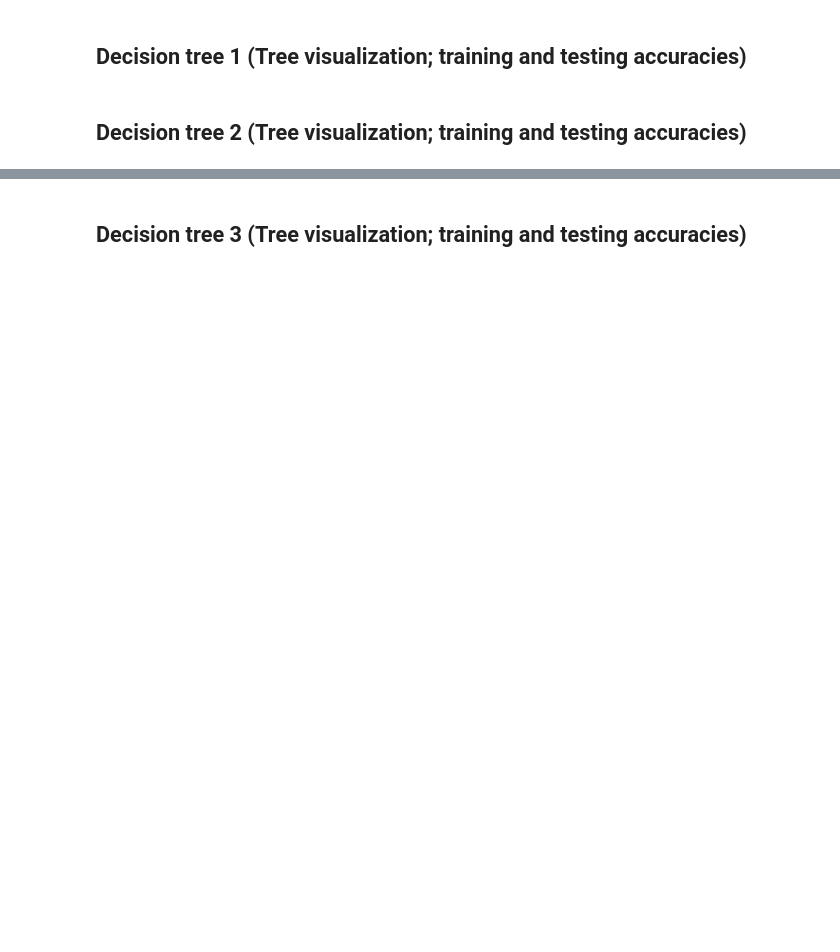
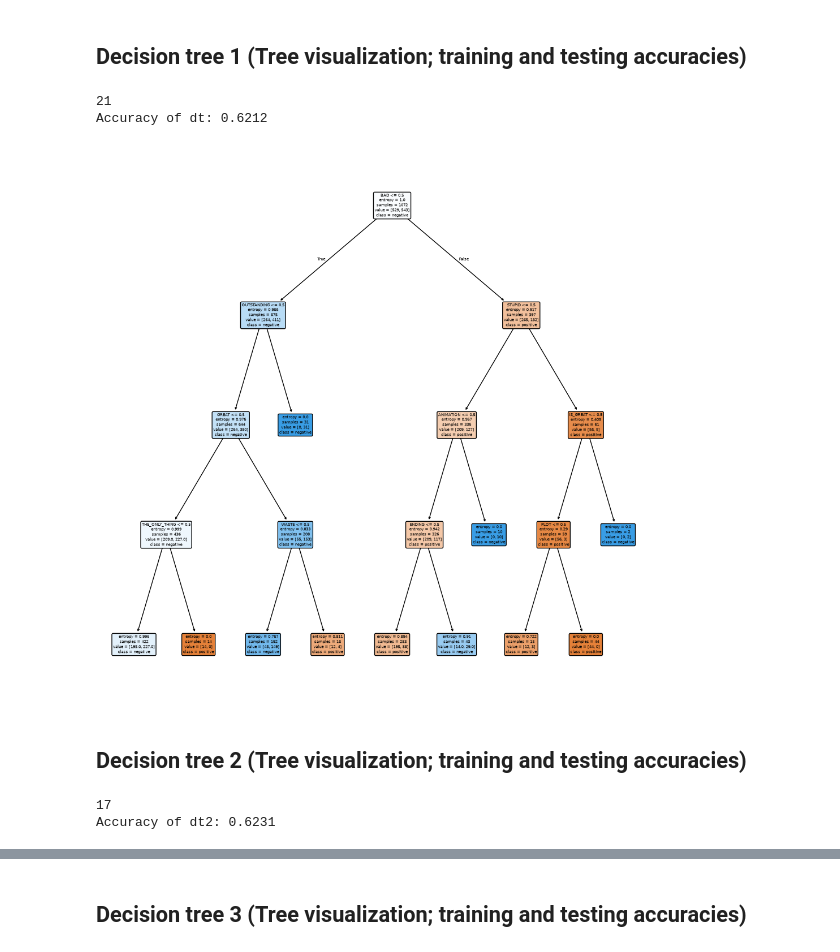
Before and after one commit to yxf9tv/comm4259-work, a Jupyter notebook: assignment_01/Assignment_01-Decision_Trees.ipynb, the cells around one changed output, grey strips where cells are left out. Drawn from its saved outputs; the diff is of its cells as text; code cells hidden in the pictures; blank space fills up the shorter version.

```diff
--- a/assignment_01/Assignment_01-Decision_Trees.ipynb
+++ b/assignment_01/Assignment_01-Decision_Trees.ipynb
@@ -80,2 +97,9 @@ print(sklearn.__version__)
 # %% [markdown]
 ## Data Preparation
+# %%
+train = pd.read_csv("MovieReviews_Train.csv")
+test = pd.read_csv("MovieReviews_Test.csv")
+X_train = train.drop(columns="Polarity")
+y_train = train["Polarity"]
+X_test = test.drop(columns="Polarity")
+y_test = test["Polarity"]
@@ -82,2 +141,7 @@ print(sklearn.__version__)
 # %% [markdown]
 ## Define Functions (if needed)
+# %%
+fnames = list(X_train.columns)
+print(fnames)
+cnames = list(y_train.unique())
+print(cnames)
@@ -83,0 +151,20 @@ print(sklearn.__version__)
+# %%
+def viz_tree_fig(dt, fnames, cnames, figname=None, show=True):
+    fig, ax = plt.subplots(figsize=(10, 10))
+    plot_tree(
+        dt,
+        feature_names=fnames,
+        class_names=[str(c) for c in cnames],  # ensure strings
+        rounded=True,
+        filled=True,
+        ax=ax
+    )
+    fig.tight_layout()
+
+    if figname:  # save if a filename is provided
+        fig.savefig(figname, bbox_inches="tight")
+
+    if show:     # display in the notebook
+        display(fig)
+
+    plt.close(fig)
@@ -84,4 +180,26 @@ print(sklearn.__version__)
 # %% [markdown]
 ## Decision tree 1 (Tree visualization; training and testing accuracies)
+# %%
+dt = DecisionTreeClassifier(max_depth=4, min_impurity_decrease=0.002, criterion="entropy", random_state=1)
+dt.fit(X_train, y_train)
+print(dt.tree_.node_count)
+dt.accuracy = accuracy_score(y_test, dt.predict(X_test))
+print(f"Accuracy of dt: {dt.accuracy:.4f}")
+# %% [output]
+21
+Accuracy of dt: 0.6212
+# %%
+viz_tree_fig(dt, fnames, cnames, figname="tree1.pdf", show=True)
+# %% [output]
+[figure, added]
 # %% [markdown]
 ## Decision tree 2 (Tree visualization; training and testing accuracies)
+# %%
+dt2 = DecisionTreeClassifier(max_depth=4, min_impurity_decrease=0.008, criterion="entropy", random_state=1)
+dt2.fit(X_train, y_train)
+print(dt2.tree_.node_count)
+dt2.accuracy = accuracy_score(y_test, dt2.predict(X_test))
+print(f"Accuracy of dt2: {dt2.accuracy:.4f}")
+# %% [output]
+17
+Accuracy of dt2: 0.6231
```
Also changed, not shown: parts of 15 cells of this notebook, 17 other files.
